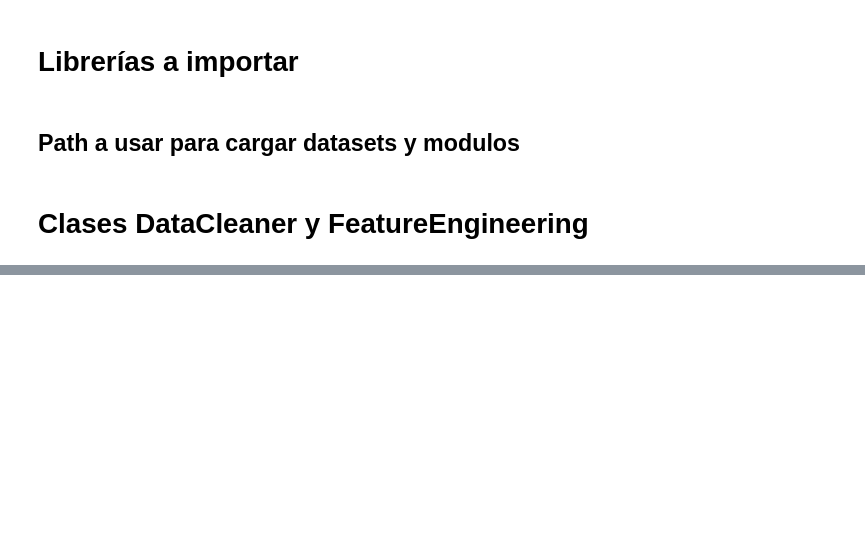
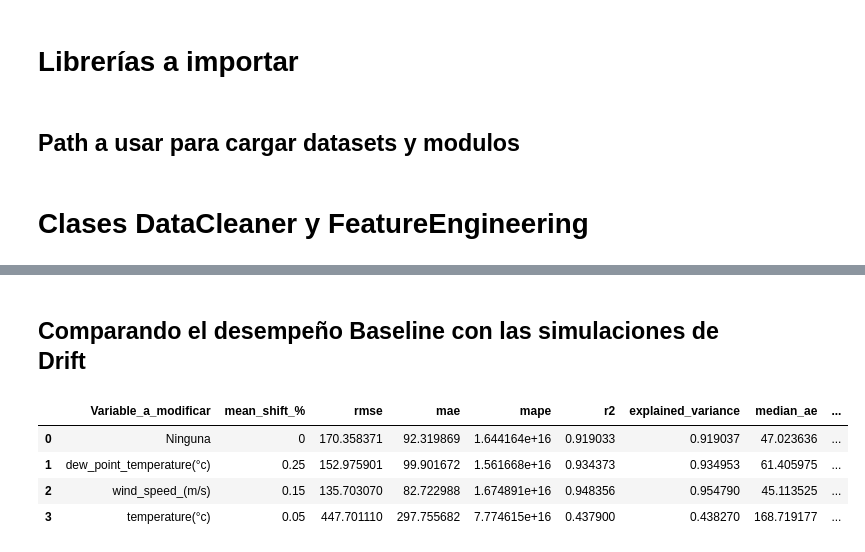
Before and after one commit to Delbert-CV/MLOps-entregas, a Jupyter notebook: notebooks/Drift_Detection.ipynb, the cells around one changed output, grey strips where cells are left out. Drawn from its saved outputs; the diff is of its cells as text; code cells hidden in the pictures; blank space fills up the shorter version.

```diff
--- a/notebooks/Drift_Detection.ipynb
+++ b/notebooks/Drift_Detection.ipynb
@@ -319,0 +451,14 @@ sns.kdeplot(synthetic_data['dew_point_temperature(°c)'], label='Dew point modif
+# %% [markdown]
+## Comparando el desempeño Baseline con las simulaciones de Drift
+# %%
+metrics = [ baseline_metrics_dict, dew_shift_metrics, wind_metrics, temp_metrics ]
+
+df_KSDrift_metrics = pd.DataFrame(metrics)
+
+display(df_KSDrift_metrics)
+# %% [output]
+|  | Variable_a_modificar | mean_shift_% | rmse | mae | mape | r2 | explained_variance | median_ae | ... |
+| 0 | Ninguna | 0 | 170.358371 | 92.319869 | 1.644164e+16 | 0.919033 | 0.919037 | 47.023636 | ... |
+| 1 | dew_point_temperature(°c) | 0.25 | 152.975901 | 99.901672 | 1.561668e+16 | 0.934373 | 0.934953 | 61.405975 | ... |
+| 2 | wind_speed_(m/s) | 0.15 | 135.703070 | 82.722988 | 1.674891e+16 | 0.948356 | 0.954790 | 45.113525 | ... |
+| 3 | temperature(°c) | 0.05 | 447.701110 | 297.755682 | 7.774615e+16 | 0.437900 | 0.438270 | 168.719177 | ... |
```
Also changed, not shown: parts of 19 cells of this notebook.
